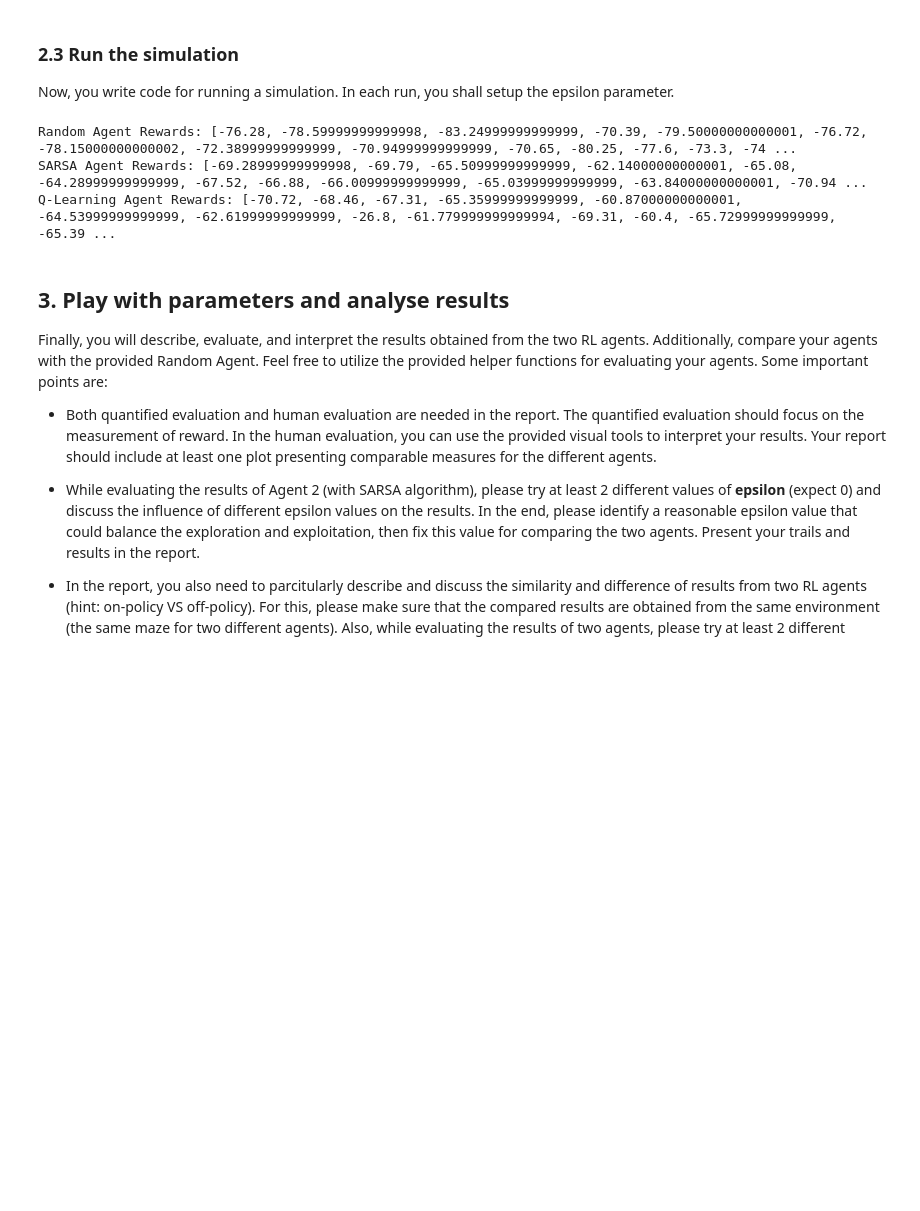
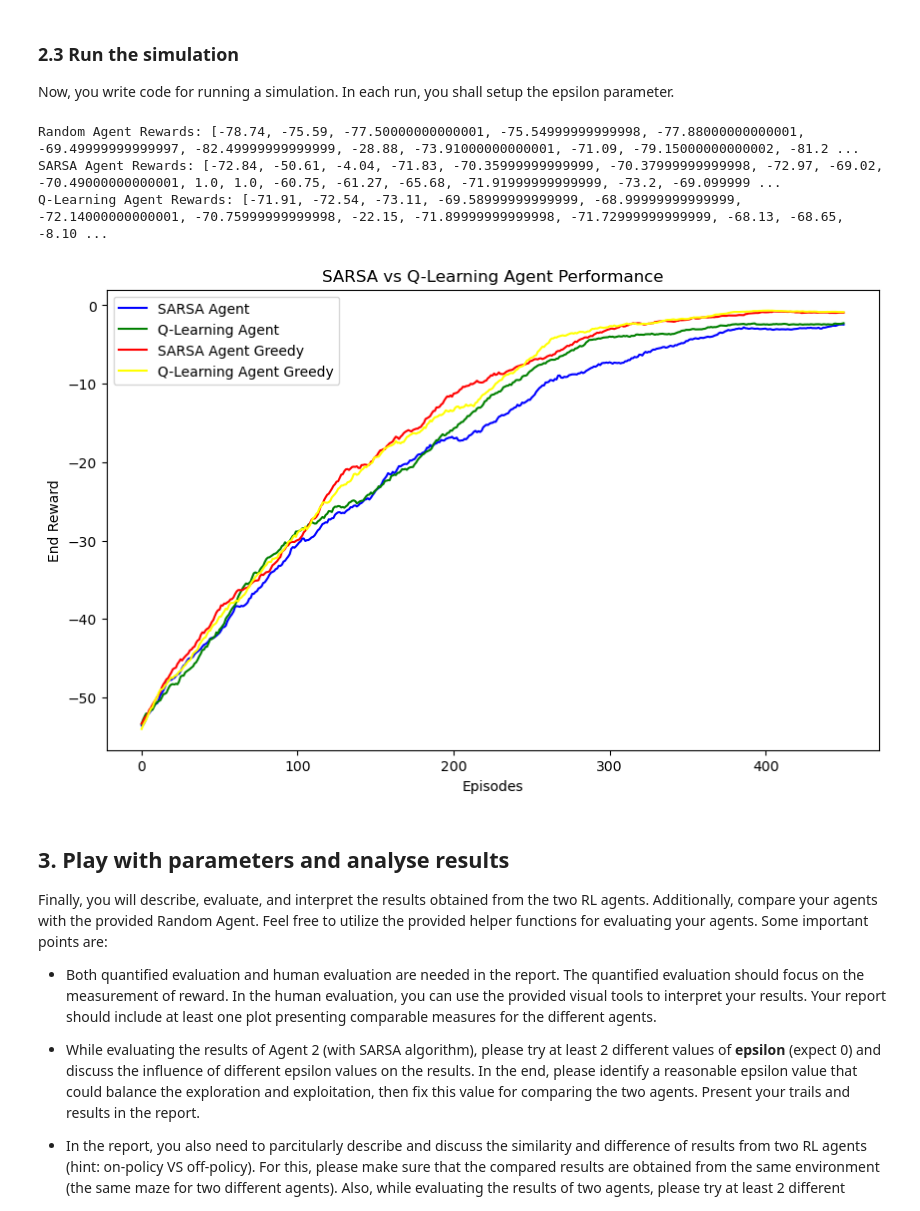
Before and after one commit to smichaelino/APML-Assignment-1, a Jupyter notebook: assignment-3/Assignment_3.ipynb, the cells around one changed output. Cells and saved outputs as stored; diff of their text form; code cells hidden in the pictures; blank space fills up the shorter version.

Commit message:
multiple runs and different epsilons

```diff
--- a/assignment-3/Assignment_3.ipynb
+++ b/assignment-3/Assignment_3.ipynb
@@ -240,7 +240,7 @@ class RandomAgent():
         next_action = np.random.choice(find_max_val[0])
         return next_action
 
-    def learn(self, state, action, next_state, reward, done):
+    def learn(self, state, action, next_state, next_action, reward, done):
         return None
 # %%
 # TODO: implement two agents
@@ -313,36 +312,61 @@ Now, you write code for running a simulation. In each run, you shall setup the e
 # %%
 # TODO: run the simulation
 def run_simulation(agent, env: TaskEnv, n_episodes: int = 500) -> List[float]:
     episode_rewards = []
     for episode in tqdm(range(n_episodes)):
         state = env.reset()
+        action = agent.select_action(state)
         done = False
         total_reward = 0.0
 
         while not done:
-            action = agent.select_action(state)
             next_state, reward, done, _ = env.step(action)
-            agent.learn(state, action, next_state, reward, done)
-            state = next_state
+            next_action = agent.select_action(next_state)
+            agent.learn(state, action, next_state, next_action, reward, done)
+            action, state = next_action, next_state
             total_reward += reward
 
         episode_rewards.append(total_reward)
     return episode_rewards
 env.reset()
 random_agent = RandomAgent(env)
 sarsa_agent = sarsaAgent(env)
 qlearning_agent = qLearningAgent(env)
+
 random_rewards = run_simulation(random_agent, env)
-
 sarsa_rewards = run_simulation(sarsa_agent, env)
 qlearning_rewards = run_simulation(qlearning_agent, env)
 print("Random Agent Rewards:", random_rewards)
 print("SARSA Agent Rewards:", sarsa_rewards)
 print("Q-Learning Agent Rewards:", qlearning_rewards)
+
+def runAgentNTimes(agentClass, env: TaskEnv, n_runs: int = 5, n_episodes: int = 500, epsilon: float = 0.1) -> List[float]:
+    average_rewards = np.zeros(n_episodes)
+    for run in range(n_runs):
+        agent = agentClass(env, exploration_rate=epsilon)
+        rewards = run_simulation(agent, env, n_episodes)
+        average_rewards += np.array(rewards)/n_runs
+    return average_rewards
+averaged_sarsa_rewards = runAgentNTimes(sarsaAgent, env, n_runs=20, n_episodes=500, epsilon=0.1)
+averaged_qlearning_rewards = runAgentNTimes(qLearningAgent, env, n_runs=20, n_episodes=500, epsilon=0.1)
+averaged_sarsa_rewards_greedy = runAgentNTimes(sarsaAgent, env, n_runs=20, n_episodes=500, epsilon=0)
+averaged_qlearning_rewards_greedy = runAgentNTimes(qLearningAgent, env, n_runs=20, n_episodes=500, epsilon=0)
+
+plt.figure(figsize=(10, 6))
+plt.plot(curveSmoother(averaged_sarsa_rewards), label='SARSA Agent', color='blue')
+plt.plot(curveSmoother(averaged_qlearning_rewards), label='Q-Learning Agent', color='green')
+plt.plot(curveSmoother(averaged_sarsa_rewards_greedy), label='SARSA Agent Greedy', color='red')
+plt.plot(curveSmoother(averaged_qlearning_rewards_greedy), label='Q-Learning Agent Greedy', color='yellow')
+plt.title('SARSA vs Q-Learning Agent Performance')
+plt.xlabel('Episodes')
+plt.ylabel('End Reward')
+plt.legend()
+plt.show()
 # %% [output]
-Random Agent Rewards: [-76.28, -78.59999999999998, -83.24999999999999, -70.39, -79.50000000000001, -76.72, -78.15000000000002, -72.38999999999999, -70.94999999999999, -70.65, -80.25, -77.6, -73.3, -74 ...
-SARSA Agent Rewards: [-69.28999999999998, -69.79, -65.50999999999999, -62.14000000000001, -65.08, -64.28999999999999, -67.52, -66.88, -66.00999999999999, -65.03999999999999, -63.84000000000001, -70.94 ...
-Q-Learning Agent Rewards: [-70.72, -68.46, -67.31, -65.35999999999999, -60.87000000000001, -64.53999999999999, -62.61999999999999, -26.8, -61.779999999999994, -69.31, -60.4, -65.72999999999999, -65.39 ...
+Random Agent Rewards: [-78.74, -75.59, -77.50000000000001, -75.54999999999998, -77.88000000000001, -69.49999999999997, -82.49999999999999, -28.88, -73.91000000000001, -71.09, -79.15000000000002, -81.2 ...
+SARSA Agent Rewards: [-72.84, -50.61, -4.04, -71.83, -70.35999999999999, -70.37999999999998, -72.97, -69.02, -70.49000000000001, 1.0, 1.0, -60.75, -61.27, -65.68, -71.91999999999999, -73.2, -69.099999 ...
+Q-Learning Agent Rewards: [-71.91, -72.54, -73.11, -69.58999999999999, -68.99999999999999, -72.14000000000001, -70.75999999999998, -22.15, -71.89999999999998, -71.72999999999999, -68.13, -68.65, -8.10 ...
+[figure, added]
 # %% [markdown]
  ## 3. Play with parameters and analyse results
 
```
Also changed, not shown: parts of 9 cells of this notebook.
